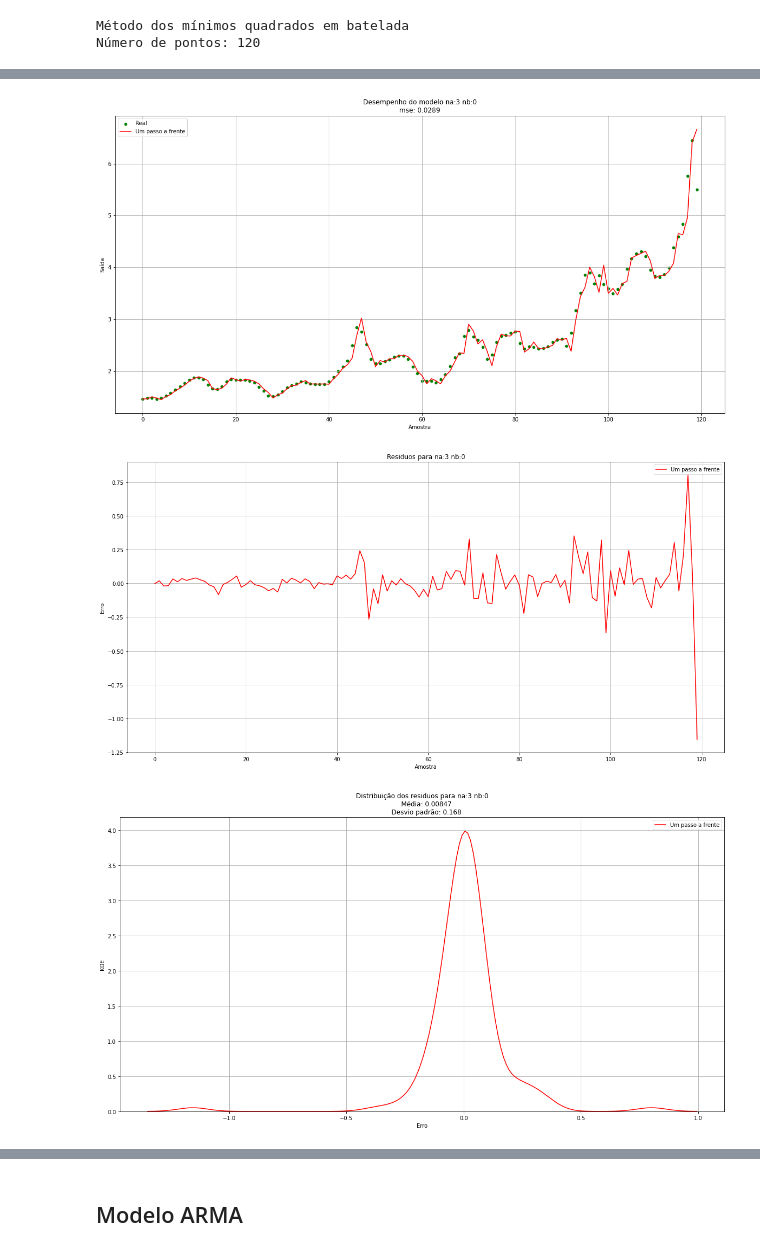
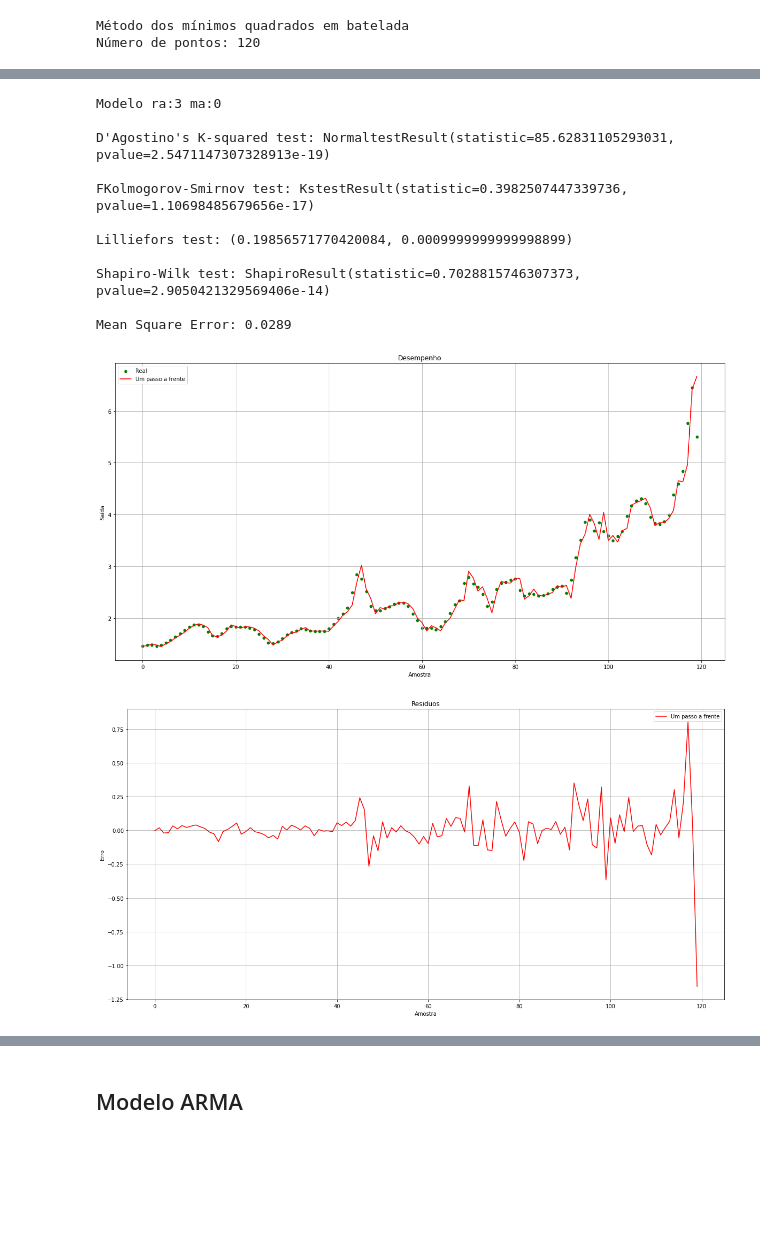
Before and after one commit to CaioMizerkowski/mestrado, a Jupyter notebook: EELT7016/trabalho_01.ipynb, the cells around one changed output, grey strips where cells are left out. Cells and saved outputs as stored; diff of their text form; code cells hidden in the pictures; blank space fills up the shorter version.

```diff
--- a/EELT7016/trabalho_01.ipynb
+++ b/EELT7016/trabalho_01.ipynb
@@ -269,6 +290,7 @@ u = u / u.std()
 y = y / y.std()
 
 print(f"Número de pontos: {u.size}")
+train, t = 0.7, np.arange(len(y))
 # %% [output]
 Método dos mínimos quadrados em batelada
 Número de pontos: 120
@@ -277,11 +298,0 @@ Número de pontos: 120
-# %%
-na, nb = 3, 0
-delay = 0
-yest, yest_n, theta = bt.gerar_dados(na, nb, u, y, delay, train=0.7)
-deep = max(na, nb)
-npts = u.size
-
-# Mean Squared Error (MSE) – objetivo é um menor MSE
-mse = np.sum((y - yest) ** 2) / (npts - deep)
-
-t = np.arange(y.size)
@@ -304,13 +299,27 @@ Mean Square Error: 0.0289
-# %%
-title = f"Desempenho do modelo na:{na} nb:{nb}\nmse: {mse:.3}"
-plot_serie(t, y, yest, title)
-
-title = f"Residuos para na:{na} nb:{nb}"
-plot_resid(t, resid, title)
-
-title = f"Distribuição dos residuos para na:{na} nb:{nb}"
-ked_resid(resid, title)
-# %% [output]
-[figure, removed]
-[figure, removed]
-[figure, removed]
+# %%
+mse_low = np.Inf
+best = 0
+
+for na in range(1, 5):
+    _, mse, _, _ = train_ar(u, y, train, na, 0)
+    if mse_low > mse:
+        best = na
+        mse_low = mse
+
+na = best
+resid, mse, params, yest = train_ar(u, y, train, na, 0)
+plots_metricas_arma(resid, t, y, yest, na, 0, mse)
+# %% [output]
+Modelo ra:3 ma:0
+
+D'Agostino's K-squared test: NormaltestResult(statistic=85.62831105293031, pvalue=2.5471147307328913e-19)
+
+FKolmogorov-Smirnov test: KstestResult(statistic=0.3982507447339736, pvalue=1.10698485679656e-17)
+
+Lilliefors test: (0.19856571770420084, 0.0009999999999998899)
+
+Shapiro-Wilk test: ShapiroResult(statistic=0.7028815746307373, pvalue=2.9050421329569406e-14)
+
+Mean Square Error: 0.0289
+[figure, added]
+[figure, added]
```
Also changed, not shown: parts of 20 cells of this notebook, 1 other file.
